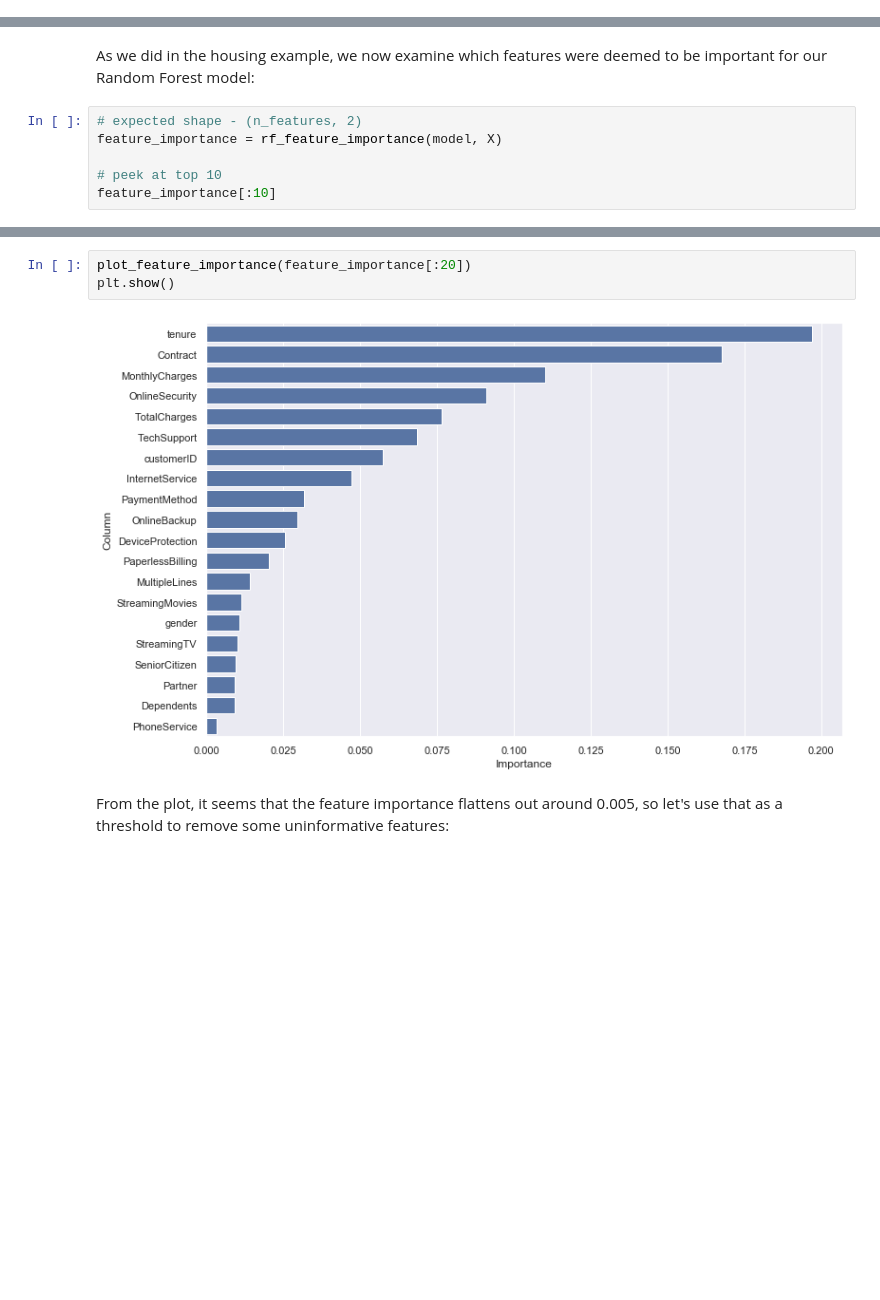
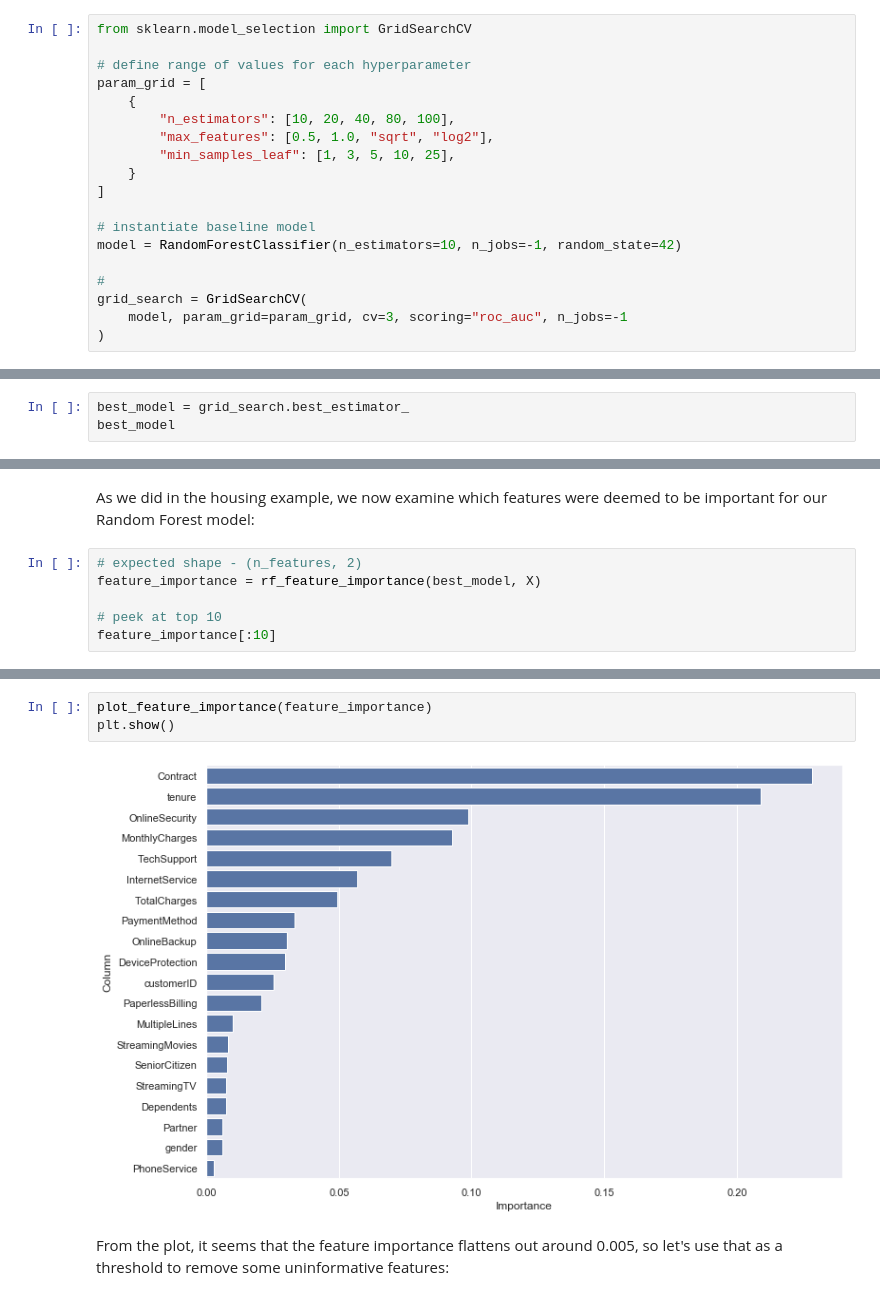
Before and after one commit to lewtun/dslectures, a Jupyter notebook: notebooks/lesson07_classification.ipynb, the cells around one changed output, grey strips where cells are left out. Saved outputs shown, nothing was run; the diff lists cells and outputs as text; blank space fills up the shorter version.

```diff
--- a/notebooks/lesson07_classification.ipynb
+++ b/notebooks/lesson07_classification.ipynb
@@ -607,0 +533,19 @@ Try tuning the other hyperparameters to see if you can obtain a better model.
+# %%
+from sklearn.model_selection import GridSearchCV
+
+# define range of values for each hyperparameter
+param_grid = [
+    {
+        "n_estimators": [10, 20, 40, 80, 100],
+        "max_features": [0.5, 1.0, "sqrt", "log2"],
+        "min_samples_leaf": [1, 3, 5, 10, 25],
+    }
+]
+
+# instantiate baseline model
+model = RandomForestClassifier(n_estimators=10, n_jobs=-1, random_state=42)
+
+#
+grid_search = GridSearchCV(
+    model, param_grid=param_grid, cv=3, scoring="roc_auc", n_jobs=-1
+)
@@ -607,0 +583,3 @@ Try tuning the other hyperparameters to see if you can obtain a better model.
+# %%
+best_model = grid_search.best_estimator_
+best_model
@@ -611,7 +621,7 @@ Try tuning the other hyperparameters to see if you can obtain a better model.
 As we did in the housing example, we now examine which features were deemed to be important for our Random Forest model:
 # %%
 # expected shape - (n_features, 2)
-feature_importance = rf_feature_importance(model, X)
+feature_importance = rf_feature_importance(best_model, X)
 
 # peek at top 10
 feature_importance[:10]
@@ -635,8 +645,8 @@ feature_importance.plot("Column", "Importance", figsize=(10, 6), legend=False)
 # %%
-plot_feature_importance(feature_importance[:20])
+plot_feature_importance(feature_importance)
 plt.show()
 # %% [output]
-[figure, old version]
+[figure, new version]
 # %% [markdown]
 From the plot, it seems that the feature importance flattens out around 0.005, so let's use that as a threshold to remove some uninformative features:
 # %%
```
Also changed, not shown: parts of 102 cells of this notebook, 4 other files.
